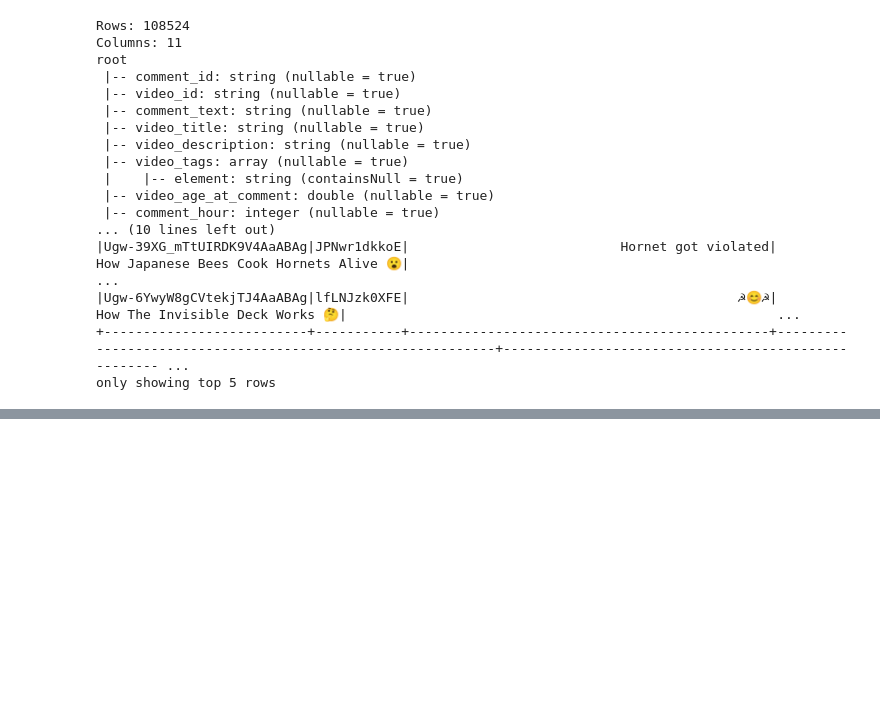
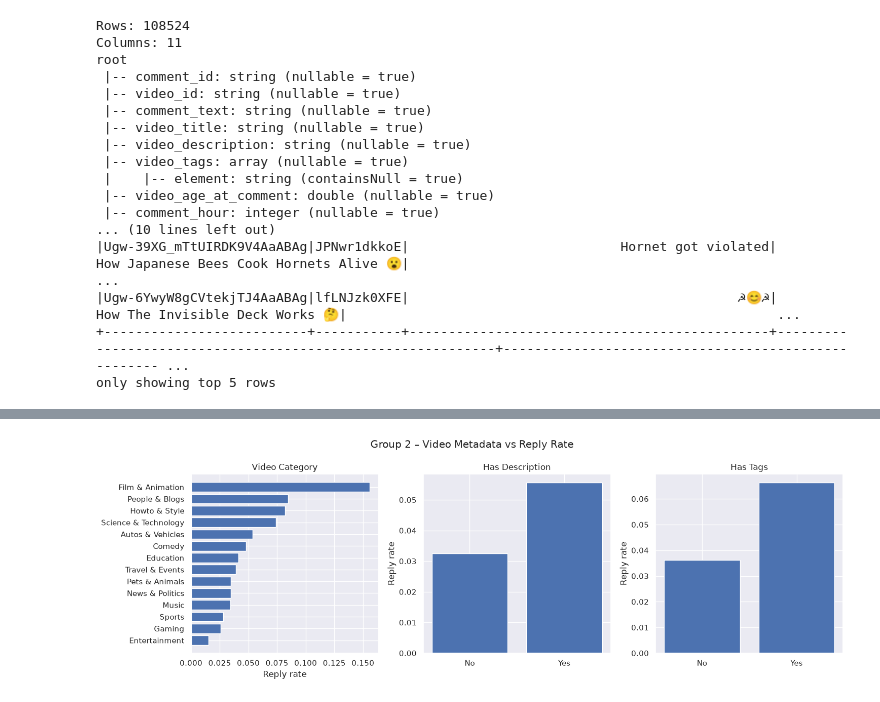
Before and after one commit to fundaBa/IntegratedCA1, a Jupyter notebook: Advanced Data Analysis.ipynb, the cells around one changed output, grey strips where cells are left out. Drawn from its saved outputs; the diff is of its cells as text; code cells hidden in the pictures; blank space fills up the shorter version.

```diff
--- a/Advanced Data Analysis.ipynb
+++ b/Advanced Data Analysis.ipynb
@@ -61,0 +262,29 @@ only showing top 5 rows
+# %%
+# Group 2 – Video Metadata
+g2 = dataset.withColumn("has_description", F.trim("video_description") != "") \
+            .withColumn("has_tags", F.size("video_tags") > 0)
+
+cat  = g2.groupBy("video_category").agg(F.avg("label").alias("rate")).orderBy("rate").collect()
+desc = g2.groupBy("has_description").agg(F.avg("label").alias("rate")).orderBy("has_description").collect()
+tags = g2.groupBy("has_tags").agg(F.avg("label").alias("rate")).orderBy("has_tags").collect()
+
+sns.set()
+fig, axes = plt.subplots(1, 3, figsize=(15, 5))
+
+axes[0].barh([category_names[r["video_category"]] for r in cat], [r["rate"] for r in cat])
+axes[0].set_title("Video Category")
+
+axes[1].bar(["No", "Yes"], [r["rate"] for r in desc])
+axes[1].set_title("Has Description")
+
+axes[2].bar(["No", "Yes"], [r["rate"] for r in tags])
+axes[2].set_title("Has Tags")
+
+for ax in axes:
+    ax.set_xlabel("Reply rate") if ax == axes[0] else ax.set_ylabel("Reply rate")
+
+fig.suptitle("Group 2 – Video Metadata vs Reply Rate")
+plt.tight_layout()
+plt.show()
+# %% [output]
+[figure, added]
```
Also changed, not shown: parts of 16 cells of this notebook.
